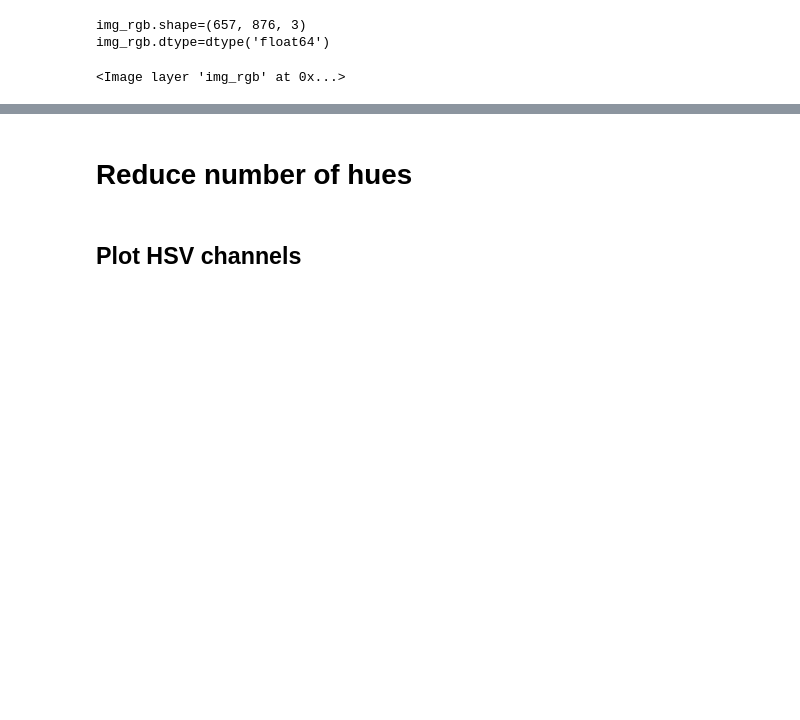
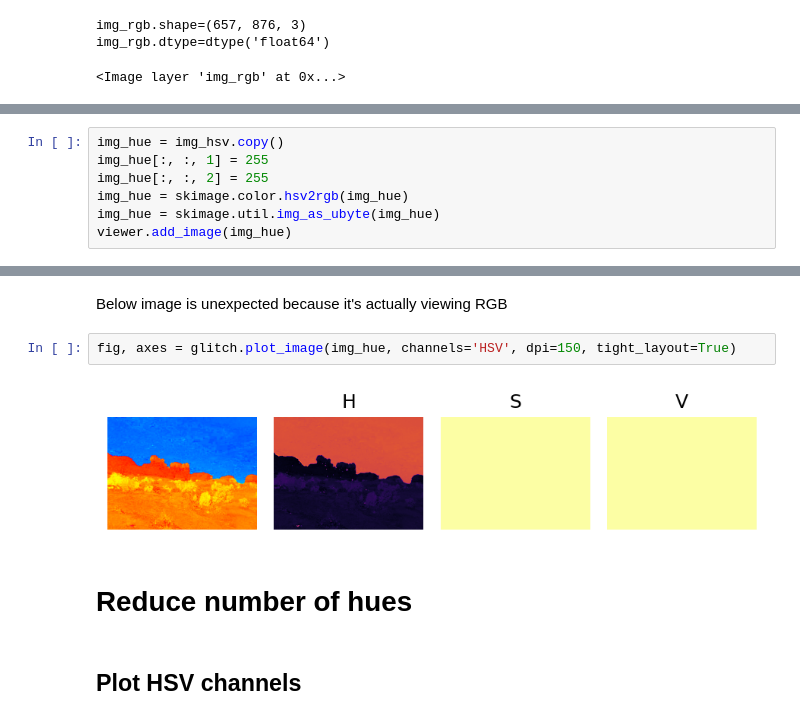
Before and after one commit to GusBusDraws/GlitchPy, a Jupyter notebook: nbs/01-druid-arch-rocks.ipynb, the cells around one changed output, grey strips where cells are left out. Saved outputs shown, nothing was run; the diff lists cells and outputs as text; blank space fills up the shorter version.

```diff
--- a/nbs/01-druid-arch-rocks.ipynb
+++ b/nbs/01-druid-arch-rocks.ipynb
@@ -66,0 +71,7 @@ img_rgb.dtype=dtype('float64')
+# %%
+img_hue = img_hsv.copy()
+img_hue[:, :, 1] = 255
+img_hue[:, :, 2] = 255
+img_hue = skimage.color.hsv2rgb(img_hue)
+img_hue = skimage.util.img_as_ubyte(img_hue)
+viewer.add_image(img_hue)
@@ -67,3 +88,9 @@ img_rgb.dtype=dtype('float64')
+# %% [markdown]
+Below image is unexpected because it's actually viewing RGB
+# %%
+fig, axes = glitch.plot_image(img_hue, channels='HSV', dpi=150, tight_layout=True)
+# %% [output]
+[figure, added]
 # %% [markdown]
 # Reduce number of hues
 # %% [markdown]
```
Also changed, not shown: parts of 13 cells of this notebook, 6 other files.
